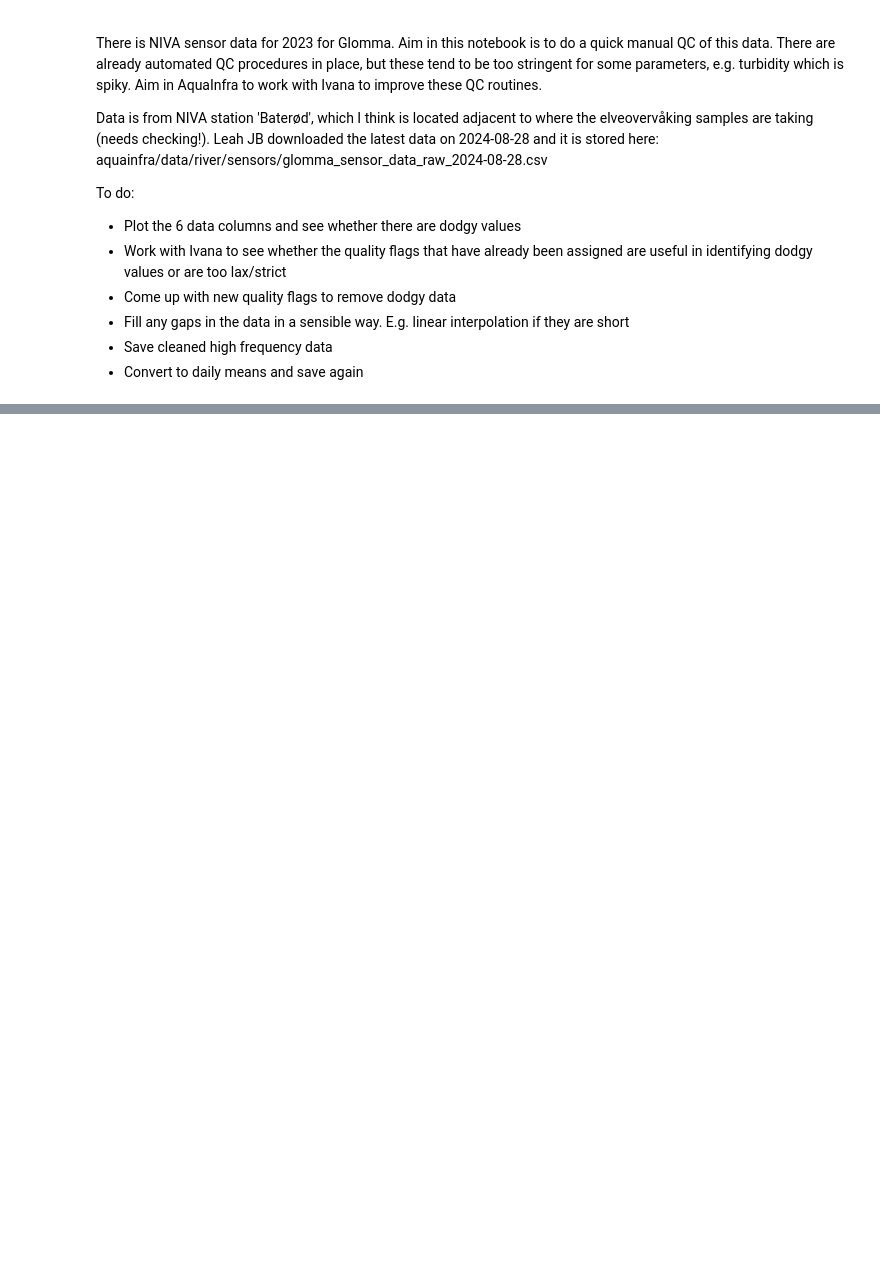
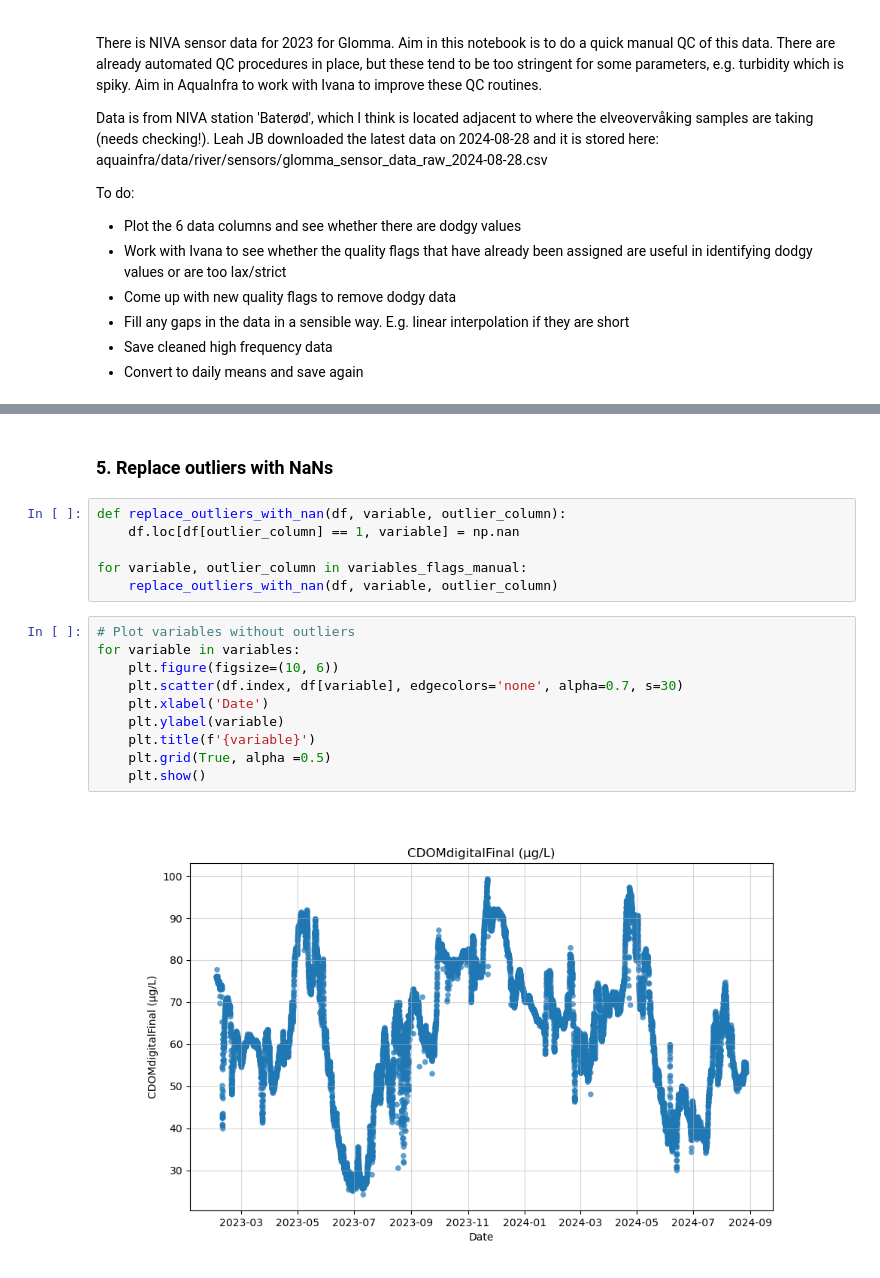
Before and after one commit to NIVANorge/niva-aquainfra, a Jupyter notebook: code/river_inputs/sensor1_qc_data.ipynb, the cells around one changed output, grey strips where cells are left out. Cells and saved outputs as stored; diff of their text form; blank space fills up the shorter version.

```diff
--- a/code/river_inputs/sensor1_qc_data.ipynb
+++ b/code/river_inputs/sensor1_qc_data.ipynb
@@ -28,0 +276,20 @@ df.head()
+# %% [markdown]
+### 5. Replace outliers with NaNs
+# %%
+def replace_outliers_with_nan(df, variable, outlier_column):
+    df.loc[df[outlier_column] == 1, variable] = np.nan
+
+for variable, outlier_column in variables_flags_manual:
+    replace_outliers_with_nan(df, variable, outlier_column)
+# %%
+# Plot variables without outliers
+for variable in variables:
+    plt.figure(figsize=(10, 6))
+    plt.scatter(df.index, df[variable], edgecolors='none', alpha=0.7, s=30)
+    plt.xlabel('Date')
+    plt.ylabel(variable)
+    plt.title(f'{variable}')
+    plt.grid(True, alpha =0.5)
+    plt.show()
+# %% [output]
+[figure, added]
```
Also changed, not shown: parts of 15 cells of this notebook.
